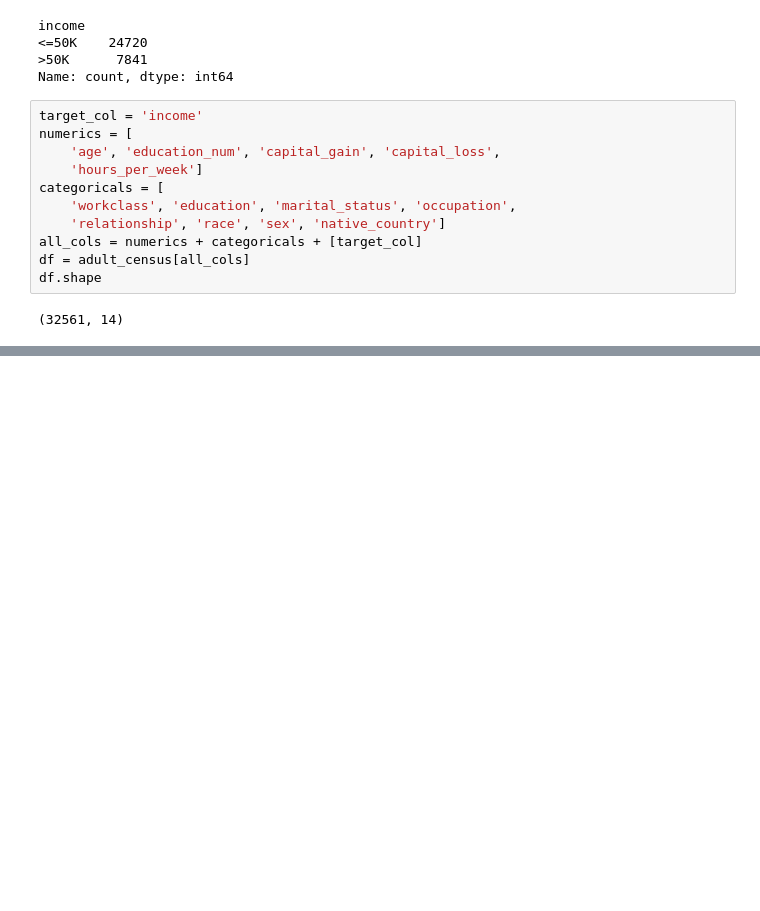
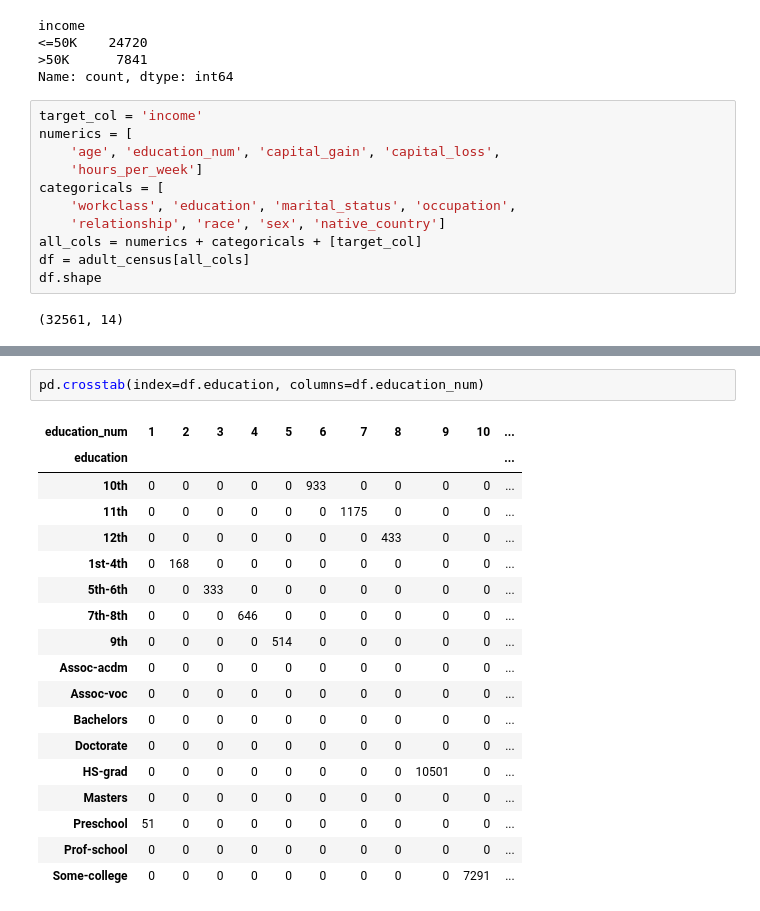
Before and after one commit to damiansp/ML, a Jupyter notebook: python/sklearn/mooc/01_predictive_modeling_pipeline/1_tabular_data_exploration.py.ipynb, the cells around one changed output, grey strips where cells are left out. Saved outputs shown, nothing was run; the diff lists cells and outputs as text; blank space fills up the shorter version.

```diff
--- a/python/sklearn/mooc/01_predictive_modeling_pipeline/1_tabular_data_exploration.py.ipynb
+++ b/python/sklearn/mooc/01_predictive_modeling_pipeline/1_tabular_data_exploration.py.ipynb
@@ -41,0 +75,21 @@ df.shape
+# %%
+pd.crosstab(index=df.education, columns=df.education_num)
+# %% [output]
+| education_num | 1 | 2 | 3 | 4 | 5 | 6 | 7 | 8 | 9 | 10 | ... |
+| education |  |  |  |  |  |  |  |  |  |  | ... |
+| 10th | 0 | 0 | 0 | 0 | 0 | 933 | 0 | 0 | 0 | 0 | ... |
+| 11th | 0 | 0 | 0 | 0 | 0 | 0 | 1175 | 0 | 0 | 0 | ... |
+| 12th | 0 | 0 | 0 | 0 | 0 | 0 | 0 | 433 | 0 | 0 | ... |
+| 1st-4th | 0 | 168 | 0 | 0 | 0 | 0 | 0 | 0 | 0 | 0 | ... |
+| 5th-6th | 0 | 0 | 333 | 0 | 0 | 0 | 0 | 0 | 0 | 0 | ... |
+| 7th-8th | 0 | 0 | 0 | 646 | 0 | 0 | 0 | 0 | 0 | 0 | ... |
+| 9th | 0 | 0 | 0 | 0 | 514 | 0 | 0 | 0 | 0 | 0 | ... |
+| Assoc-acdm | 0 | 0 | 0 | 0 | 0 | 0 | 0 | 0 | 0 | 0 | ... |
+| Assoc-voc | 0 | 0 | 0 | 0 | 0 | 0 | 0 | 0 | 0 | 0 | ... |
+| Bachelors | 0 | 0 | 0 | 0 | 0 | 0 | 0 | 0 | 0 | 0 | ... |
+| Doctorate | 0 | 0 | 0 | 0 | 0 | 0 | 0 | 0 | 0 | 0 | ... |
+| HS-grad | 0 | 0 | 0 | 0 | 0 | 0 | 0 | 0 | 10501 | 0 | ... |
+| Masters | 0 | 0 | 0 | 0 | 0 | 0 | 0 | 0 | 0 | 0 | ... |
+| Preschool | 51 | 0 | 0 | 0 | 0 | 0 | 0 | 0 | 0 | 0 | ... |
+| Prof-school | 0 | 0 | 0 | 0 | 0 | 0 | 0 | 0 | 0 | 0 | ... |
+| Some-college | 0 | 0 | 0 | 0 | 0 | 0 | 0 | 0 | 0 | 7291 | ... |
```
Also changed, not shown: parts of 5 cells of this notebook, 3 other files.
